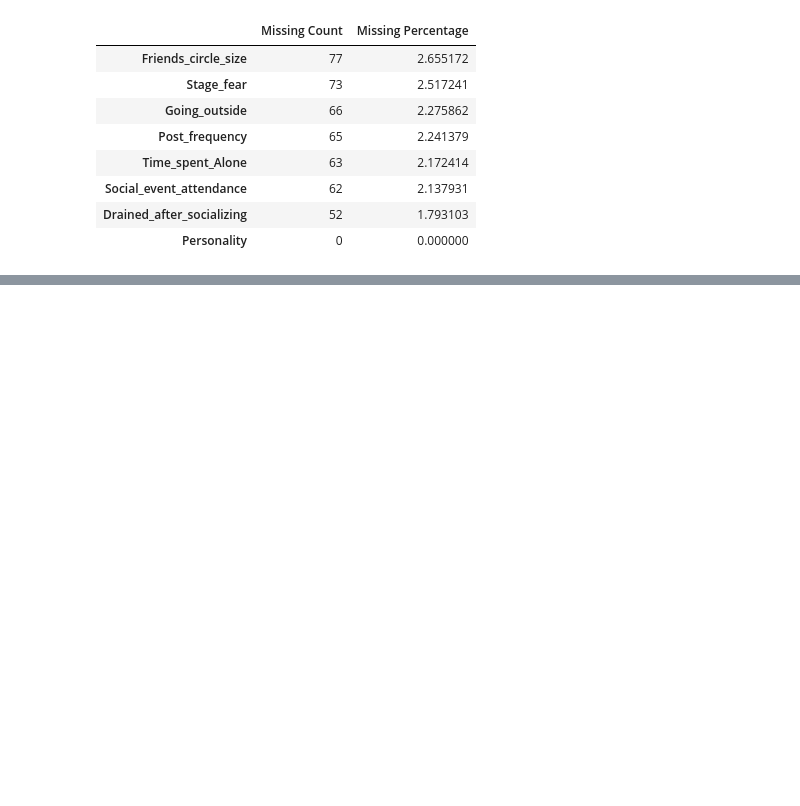
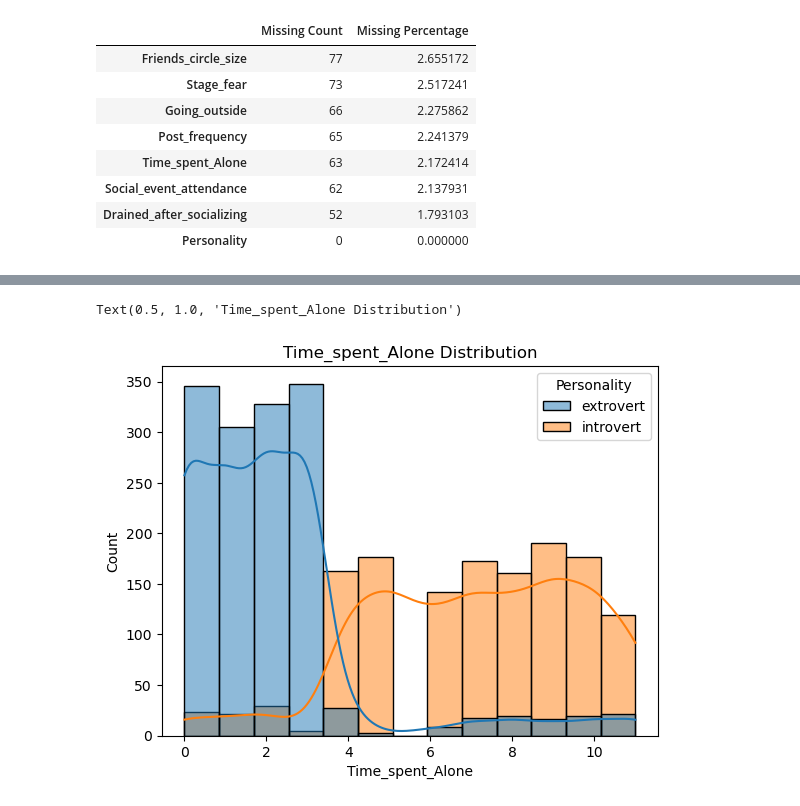
Before and after one commit to Erfan-Taherirani/Applied-ML-Lab, a Jupyter notebook: notebooks/eda/extrovert_introvert_dataset_eda/eda.ipynb, the cells around one changed output, grey strips where cells are left out. Drawn from its saved outputs; the diff is of its cells as text; code cells hidden in the pictures; blank space fills up the shorter version.

```diff
--- a/notebooks/eda/extrovert_introvert_dataset_eda/eda.ipynb
+++ b/notebooks/eda/extrovert_introvert_dataset_eda/eda.ipynb
@@ -208,0 +168,6 @@ Name: Friends_circle_size, Length: 77, dtype: float64
+# %%
+sns.histplot(data=df, x="Time_spent_Alone", kde=True, hue="Personality")
+plt.title("Time_spent_Alone Distribution")
+# %% [output]
+Text(0.5, 1.0, 'Time_spent_Alone Distribution')
+[figure, added]
```
Also changed, not shown: parts of 46 cells of this notebook, 1 other file.
